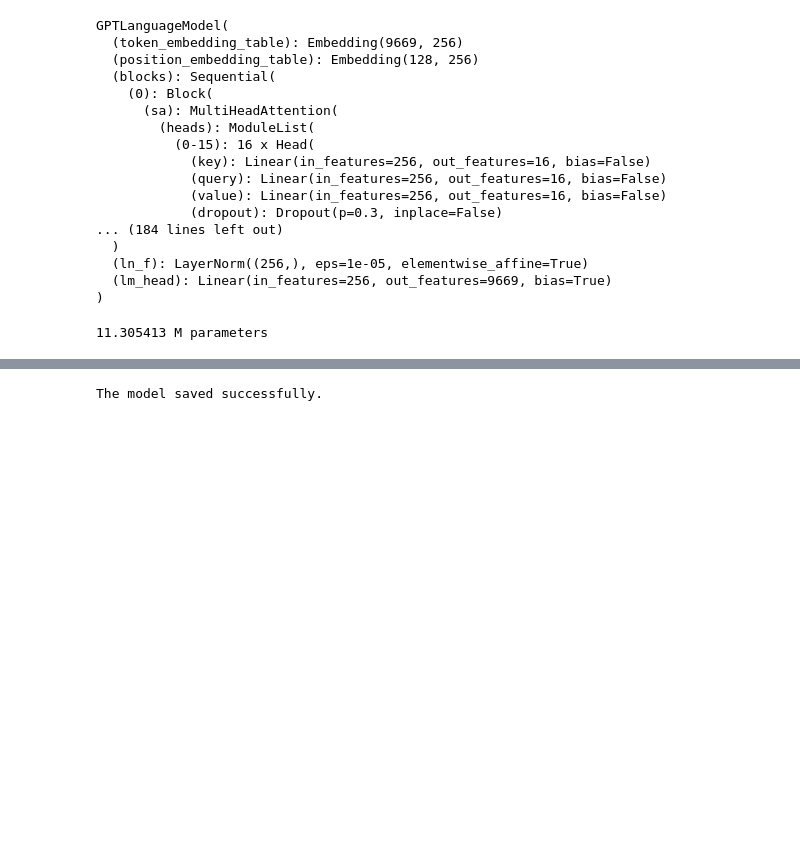
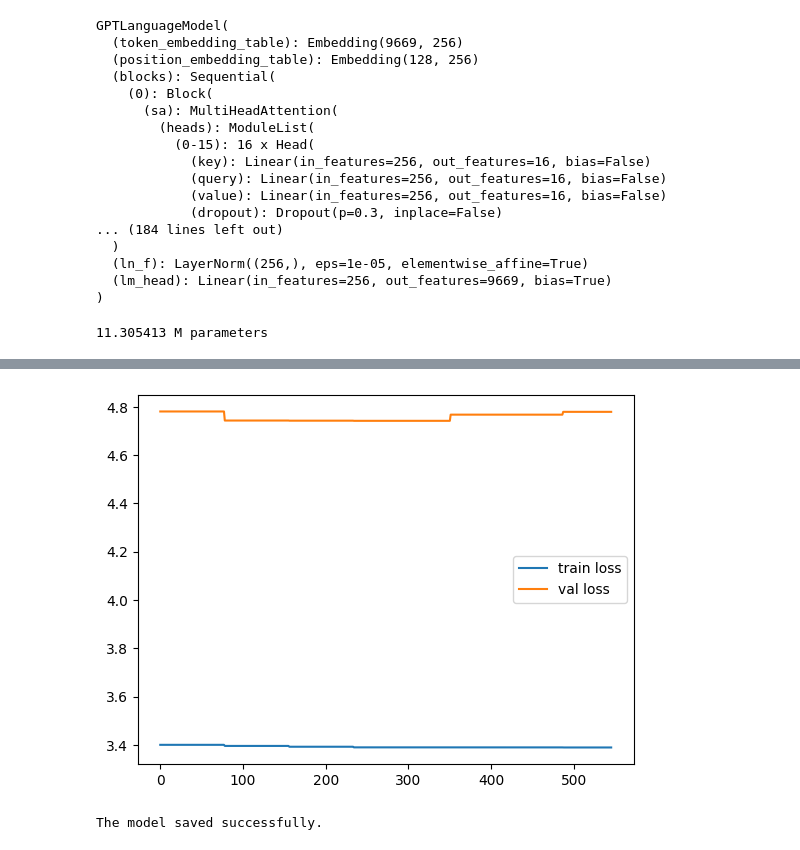
Before and after one commit to BlueAsuka/LanguageModel, a Jupyter notebook: from_scratch/transformer/transformer_with_subword_tokenization_batch.ipynb, the cells around one changed output, grey strips where cells are left out. Drawn from its saved outputs; the diff is of its cells as text; code cells hidden in the pictures; blank space fills up the shorter version.

Commit message:
files update
update methods for the lr and batch size adjustment during the training

```diff
--- a/from_scratch/transformer/transformer_with_subword_tokenization_batch.ipynb
+++ b/from_scratch/transformer/transformer_with_subword_tokenization_batch.ipynb
@@ -340,6 +351,17 @@ print(checkpoints)
+# %%
+def update_batch_size(batch_size, block_size, increase_rate):
+    batch_size = batch_size * increase_rate
+
+    train_eval_iters = math.ceil(len(train_data) / (batch_size * block_size))
+    val_eval_iters = math.ceil(len(val_data) / (batch_size * block_size))
+
+    checkpoints = [i for i in range(0, train_eval_iters+1, train_eval_iters // num_checkpoints)]
+    checkpoints[-1] = train_eval_iters
+
+    return batch_size, train_eval_iters, val_eval_iters, checkpoints
 # %%
 @torch.no_grad()
-def estimate_loss():
+def estimate_loss(train_eval_iters, val_eval_iters):
     out = {}
     model.eval()
     for split in ['train', 'val']:
@@ -356,22 +378,43 @@ def estimate_loss():
 from tqdm import tqdm
 from colorama import Fore, Style
 
+train_losses_list = []
+val_losses_list = []
+
+init_loss = estimate_loss(train_eval_iters, val_eval_iters)
+print(f"Initial Loss: train loss train loss {init_loss['train']:.4f}, val loss {init_loss['val']:.4f}")
+
 for e in range(epochs):
     print(f'Epoch: {e+1}/{epochs}:=====================')
+    print(f'Current lr: {scheduler.get_last_lr()}')
+
+    if e % batch_size_increase_interval == 0:
+        batch_size, train_eval_iters, val_eval_iters, checkpoints = update_batch_size(batch_size, block_size, batch_size_increase_rate)
+    print(f'Current batch_size: {batch_size}, block_size: {block_size}')
 
     for i, batch in enumerate(tqdm(get_batch(batch_size, block_size, 'train'), total=train_eval_iters)):
 
-        if i in checkpoints or i == train_eval_iters - 1:
-            losses = estimate_loss()
+        # Checkpoints for model training validation
+        if i in checkpoints[1:] or i == train_eval_iters - 1:
+            losses = estimate_loss(train_eval_iters, val_eval_iters)
             print(Fore.GREEN +
                   f"step {i+1}/{train_eval_iters}: train loss {losses['train']:.4f}, val loss {losses['val']:.4f}")
 
+        # Get batch and loss
         xb, yb = batch
         logits, loss = model(xb, yb)
 
+        # Record the val and train loss for later visualization
+        train_losses_list.append(losses['train'])
+        val_losses_list.append(losses['val'])
+
+        # Optimize the model parameters
         optimizer.zero_grad(set_to_none=True)
         loss.backward()
         optimizer.step()
 
+    # Schedule the learning rate by step size
+    scheduler.step()
+
     print(Style.RESET_ALL)
 # %% [output]
@@ -418,3 +448,12 @@ Alla England, do you, factions
+# %%
+import matplotlib.pyplot as plt
+
+plt.plot(train_losses_list, label="train loss")
+plt.plot(val_losses_list, label="val loss")
+plt.legend()
+plt.show()
+# %% [output]
+[figure, added]
 # %%
 from datetime import date
 
```
Also changed, not shown: parts of 5 cells of this notebook, 2 other files.
